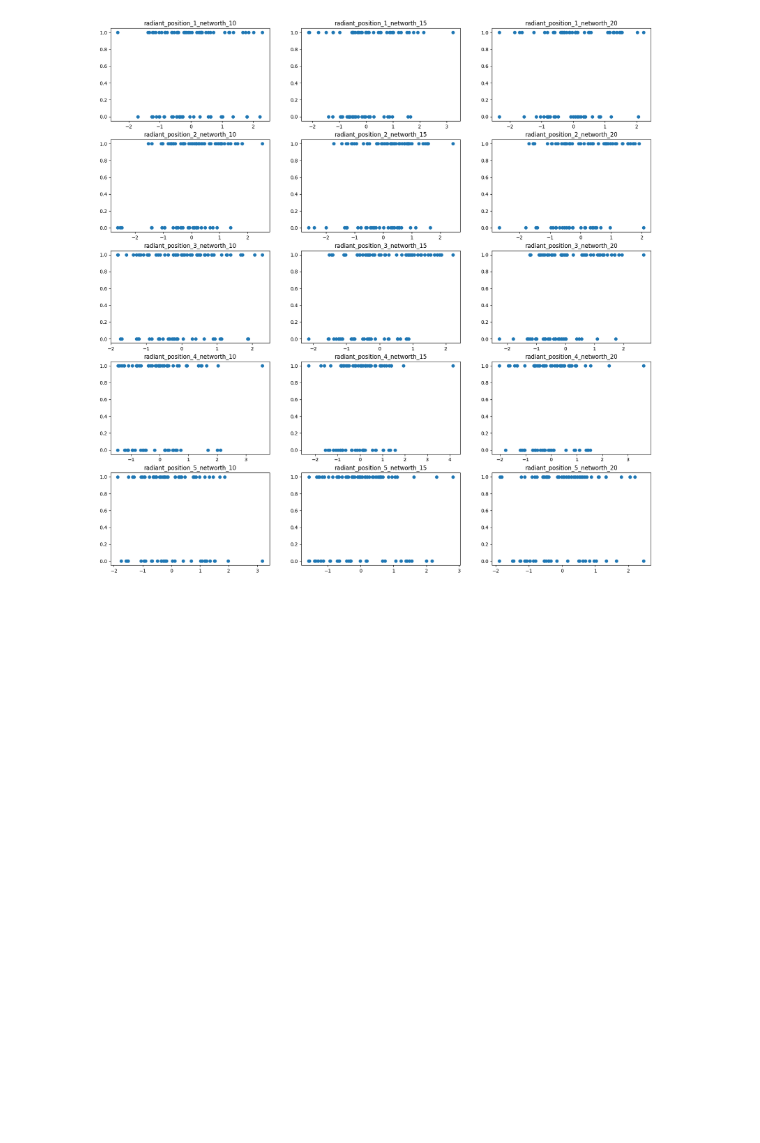
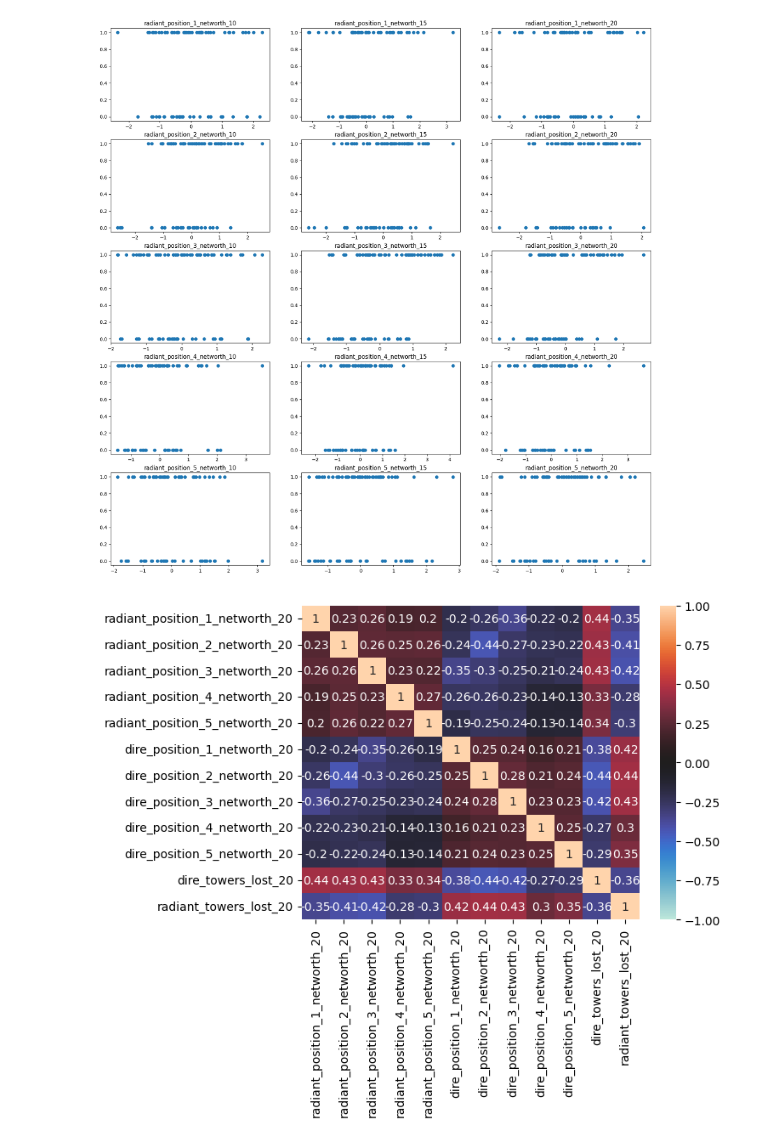
Before and after one commit to madhukar01/dota_analyst, a Jupyter notebook: analysis/analysis.ipynb, the cells around one changed output. Cells and saved outputs as stored; diff of their text form; code cells hidden in the pictures; blank space fills up the shorter version.

```diff
--- a/analysis/analysis.ipynb
+++ b/analysis/analysis.ipynb
@@ -8,5 +10,5 @@ from statsmodels.formula.api import logit
 # %%
-df = pd.read_csv("../data/parsed_data.csv")
+df = pd.read_csv("../data/parsed_data_2.csv")
 df['radiant_win'] = df['radiant_win'].apply(lambda x: 1 if x==True else  0)
 print(df.columns)
 for i in range(5,25,5):
@@ -133,6 +150,22 @@ for i in range(1, 6):
         ax[i-1][int(j/5)-2].set_title(col)
 # %% [output]
 [figure]
+# %%
+columns = []
+columns.extend(get_columns_for("radiant", "networth", range(1,6), 20))
+#columns.extend(get_columns_for("radiant", "gpm", range(1,6), 20))
+#columns.extend(get_columns_for("radiant", "kills", time=20))
+columns.extend(get_columns_for("dire", "networth", range(1,6), 20))
+#columns.extend(get_columns_for("radiant", "networth", range(1,6), 20))
+#columns.extend(get_columns_for("radiant", "networth", time=20))
+#columns.extend(get_columns_for("radiant", "xpm", range(1,6), 20))
+#columns.extend(get_columns_for("dire", "xpm", range(1,6), 20))
+columns.extend(get_columns_for("dire", "towers_lost", time=20))
+columns.extend(get_columns_for("radiant", "towers_lost", time= 20))
+sns.heatmap(df[columns].corr(numeric_only=True),annot=True, center=0, vmax=1, vmin=-1)
+x = df
+# %% [output]
+[figure, added]
 # %%
 test_time = 20
 formula = ""
```
Also changed, not shown: parts of 7 cells of this notebook.
